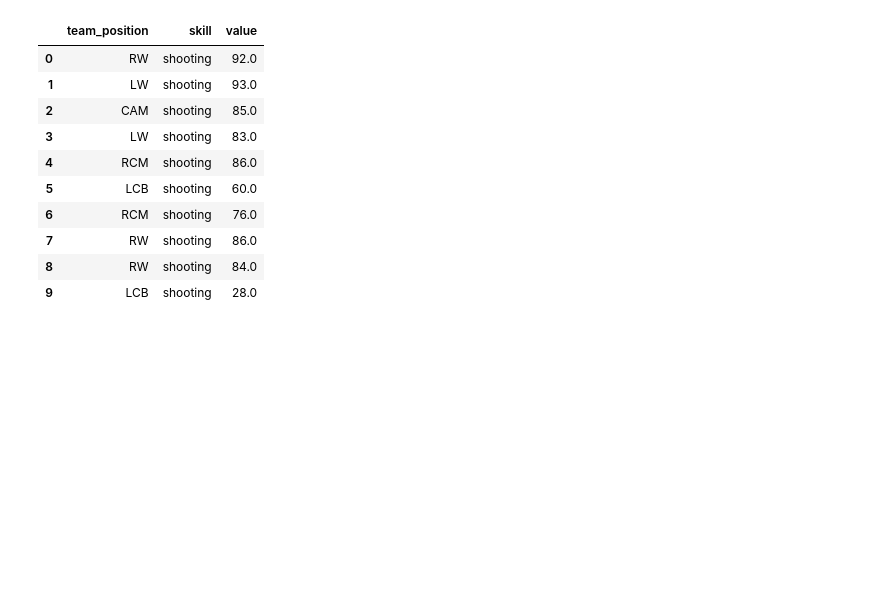
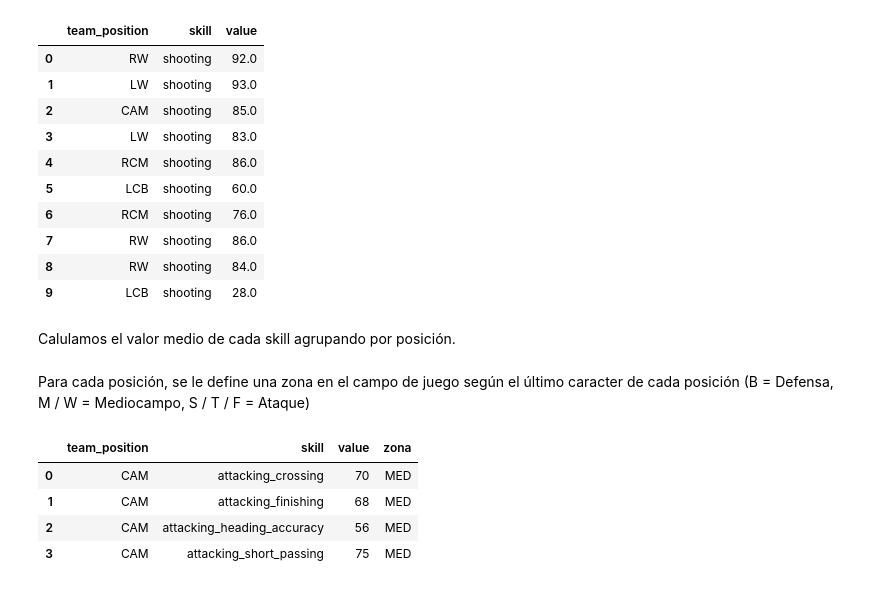
Before and after one commit to Damian981/TP_NO_SUPERVISADO-DIPLODATOS-, a Jupyter notebook: No_Supervisado_práctico_completo.ipynb, the cells around one changed output. Cells and saved outputs as stored; diff of their text form; code cells hidden in the pictures; blank space fills up the shorter version.

```diff
--- a/No_Supervisado_práctico_completo.ipynb
+++ b/No_Supervisado_práctico_completo.ipynb
@@ -199,4 +199,6 @@ df_melt.head(10)
 | 7 | RW | shooting | 86.0 |
 | 8 | RW | shooting | 84.0 |
 | 9 | LCB | shooting | 28.0 |
+# %% [markdown]
+Calulamos el valor medio de cada skill agrupando por posición.
 # %%
@@ -204 +205,18 @@ df_melt.head(10)
 df_melt = df_melt.groupby(['team_position', 'skill'], as_index=False).mean().astype({"value" : int})
+# %% [markdown]
+Para cada posición, se le define una zona en el campo de juego según el último caracter de cada posición (B = Defensa, M / W = Mediocampo, S / T / F = Ataque)
+# %%
+df_melt["zona"] = ""
+for index, row in df_melt.iterrows():
+    if row["team_position"].endswith("B"):
+        df_melt.at[index, "zona"] = "DEF"
+    elif row["team_position"].endswith("M") | row["team_position"].endswith("W"):
+        df_melt.at[index, "zona"] = "MED"
+    else: df_melt.at[index, "zona"] = "AT"
+df_melt.head(4)
+# %% [output]
+|  | team_position | skill | value | zona |
+| 0 | CAM | attacking_crossing | 70 | MED |
+| 1 | CAM | attacking_finishing | 68 | MED |
+| 2 | CAM | attacking_heading_accuracy | 56 | MED |
+| 3 | CAM | attacking_short_passing | 75 | MED |
```
Also changed, not shown: parts of 9 cells of this notebook, 1 other file.
